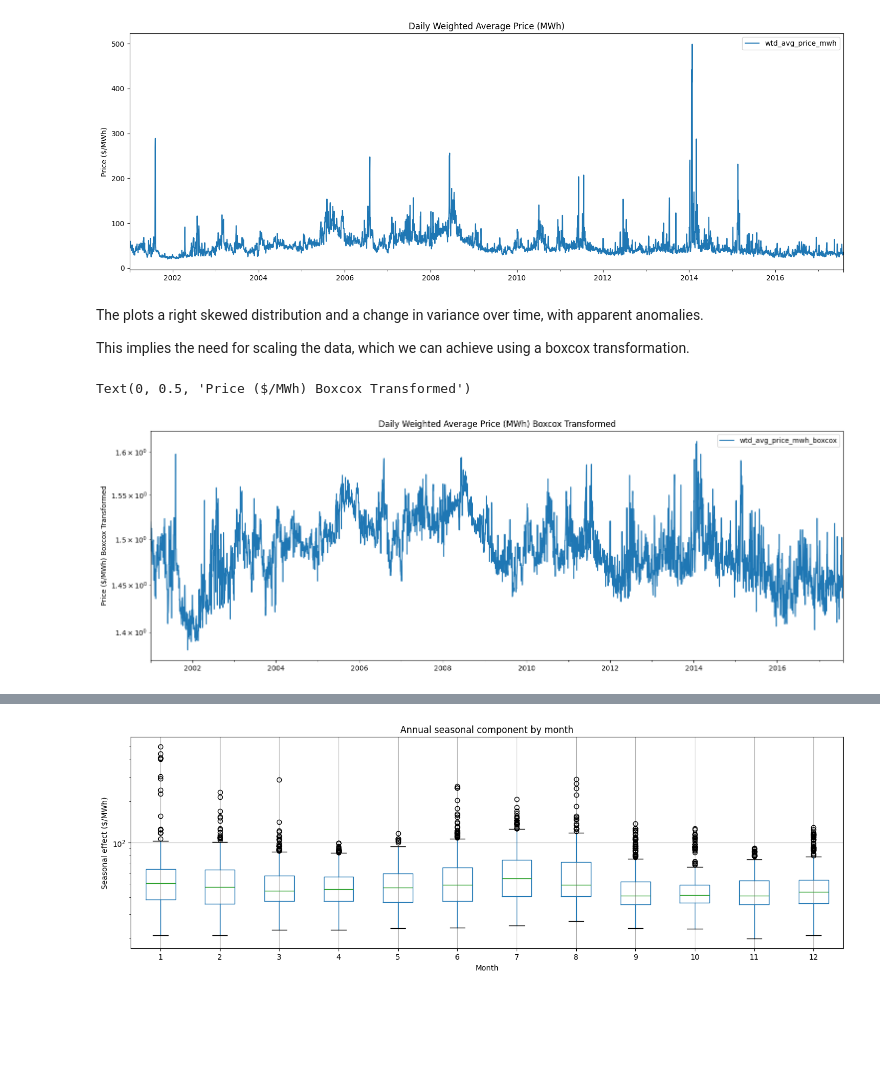
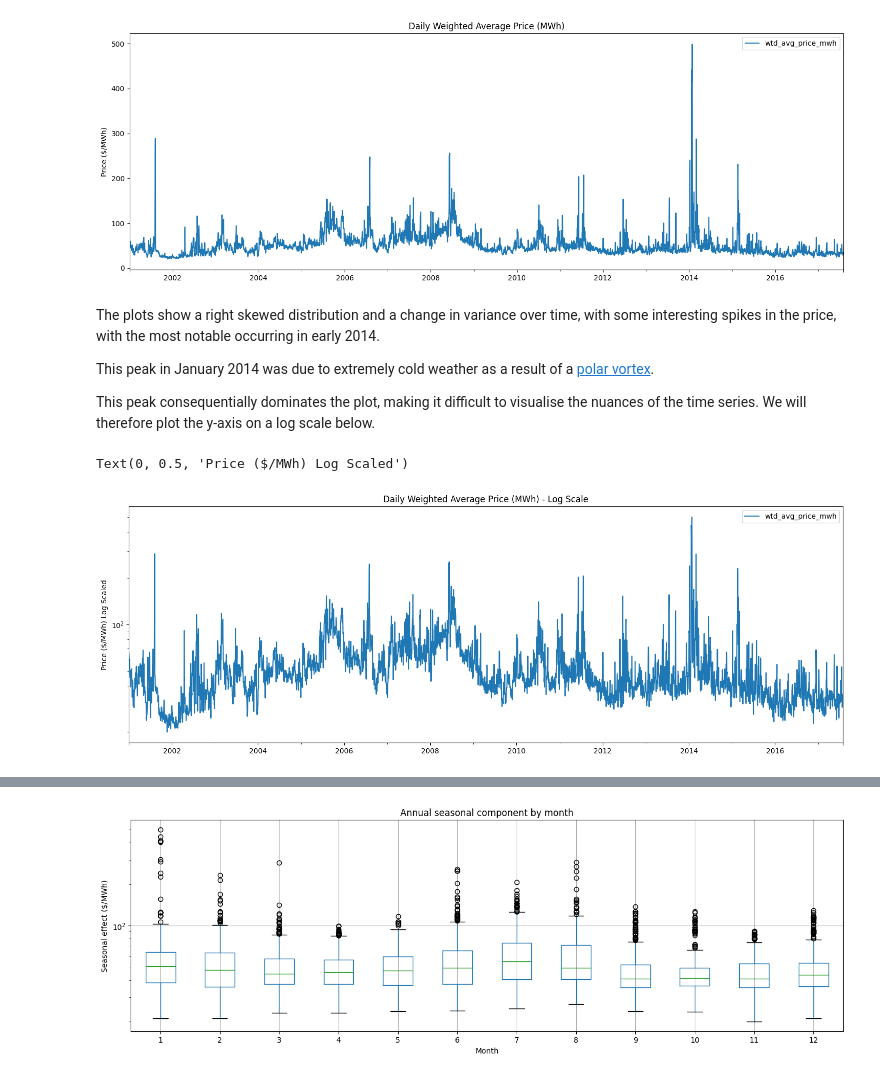
Before and after one commit to danmarktyson/pjm-energy-forecast-for-decisions, a Jupyter notebook: notebooks/01_eda.ipynb, the cells around one changed output, grey strips where cells are left out. Cells and saved outputs as stored; diff of their text form; code cells hidden in the pictures; blank space fills up the shorter version.

```diff
--- a/notebooks/01_eda.ipynb
+++ b/notebooks/01_eda.ipynb
@@ -227,6 +221,8 @@ ax.set_ylabel("Price ($/MWh)")
 Text(0, 0.5, 'Price ($/MWh)')
 [figure]
 # %% [markdown]
-The plots a right skewed distribution and a change in variance over time, with apparent anomalies.
+The plots show a right skewed distribution and a change in variance over time, with some interesting spikes in the price, with the most notable occurring in early 2014.
 
-This implies the need for scaling the data, which we can achieve using a boxcox transformation.
+This peak in January 2014 was due to extremely cold weather as a result of a [polar vortex](https://www.eia.gov/todayinenergy/detail.php?id=14671).
+
+This peak consequentially dominates the plot, making it difficult to visualise the nuances of the time series. We will therefore plot the y-axis on a log scale below.
@@ -235,11 +229,11 @@ df_ice_electric_prices['wtd_avg_price_mwh_boxcox'], best_lambda = stats.boxcox(d
 # %%
 ax = df_ice_electric_prices.plot(
-    y="wtd_avg_price_mwh_boxcox",
-    title="Daily Weighted Average Price (MWh) Boxcox Transformed",
+    y="wtd_avg_price_mwh",
+    title="Daily Weighted Average Price (MWh) - Log Scale",
     figsize=(18, 6)
 )
 ax.set_yscale("log")
-ax.set_ylabel("Price ($/MWh) Boxcox Transformed")
+ax.set_ylabel("Price ($/MWh) Log Scaled")
 # %% [output]
-Text(0, 0.5, 'Price ($/MWh) Boxcox Transformed')
+Text(0, 0.5, 'Price ($/MWh) Log Scaled')
-[figure, old version]
+[figure, new version]
```
Also changed, not shown: parts of 9 cells of this notebook.
